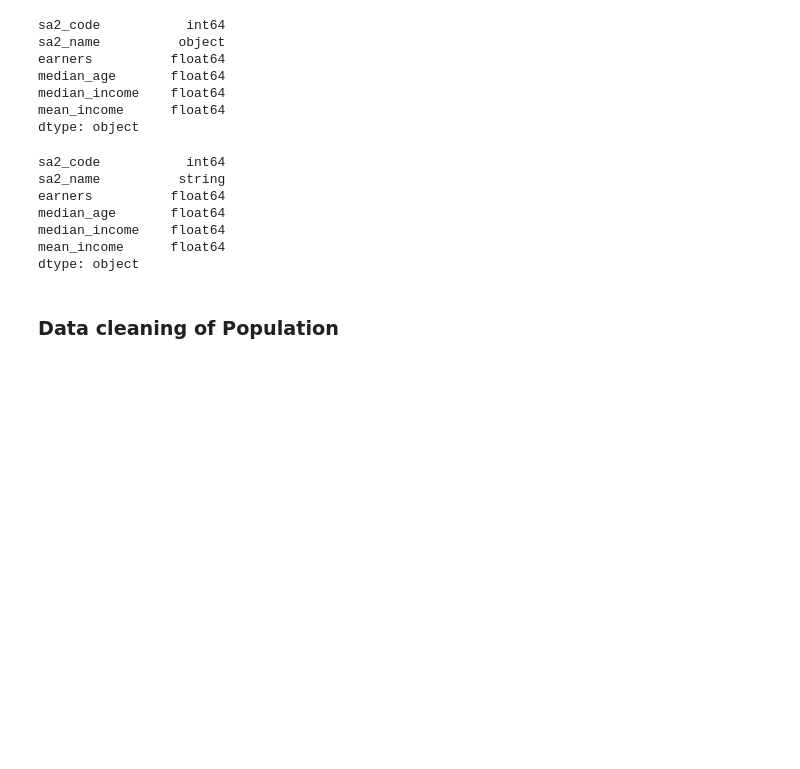
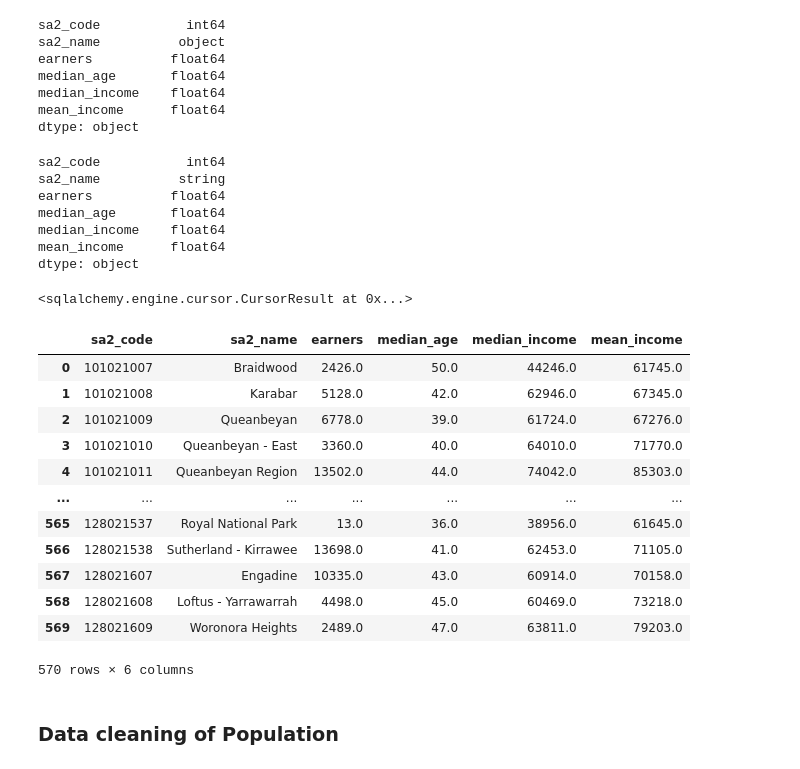
Before and after one commit to joshuahallam127/DATA2901_Assign, a Jupyter notebook: main.ipynb, the cells around one changed output. Cells and saved outputs as stored; diff of their text form; code cells hidden in the pictures; blank space fills up the shorter version.

```diff
--- a/main.ipynb
+++ b/main.ipynb
@@ -220,6 +329,37 @@ median_age       float64
 median_income    float64
 mean_income      float64
 dtype: object
+# %%
+conn.execute(text("""
+DROP TABLE IF EXISTS income;
+CREATE TABLE income (
+    sa2_code INTEGER,
+    sa2_name VARCHAR(120),
+    earners FLOAT,
+    median_age FLOAT,
+    median_income FLOAT,
+    mean_income FLOAT
+    );"""
+))
+# %% [output]
+<sqlalchemy.engine.cursor.CursorResult at 0x...>
+# %%
+income.to_sql('income', conn, if_exists='append', index=False)
+query(conn, "select * from income")
+# %% [output]
+|  | sa2_code | sa2_name | earners | median_age | median_income | mean_income |
+| 0 | 101021007 | Braidwood | 2426.0 | 50.0 | 44246.0 | 61745.0 |
+| 1 | 101021008 | Karabar | 5128.0 | 42.0 | 62946.0 | 67345.0 |
+| 2 | 101021009 | Queanbeyan | 6778.0 | 39.0 | 61724.0 | 67276.0 |
+| 3 | 101021010 | Queanbeyan - East | 3360.0 | 40.0 | 64010.0 | 71770.0 |
+| 4 | 101021011 | Queanbeyan Region | 13502.0 | 44.0 | 74042.0 | 85303.0 |
+| ... | ... | ... | ... | ... | ... | ... |
+| 565 | 128021537 | Royal National Park | 13.0 | 36.0 | 38956.0 | 61645.0 |
+| 566 | 128021538 | Sutherland - Kirrawee | 13698.0 | 41.0 | 62453.0 | 71105.0 |
+| 567 | 128021607 | Engadine | 10335.0 | 43.0 | 60914.0 | 70158.0 |
+| 568 | 128021608 | Loftus - Yarrawarrah | 4498.0 | 45.0 | 60469.0 | 73218.0 |
+| 569 | 128021609 | Woronora Heights | 2489.0 | 47.0 | 63811.0 | 79203.0 |
+570 rows × 6 columns
 # %% [markdown]
 ### Data cleaning of Population
 # %%
```
Also changed, not shown: parts of 22 cells of this notebook.
